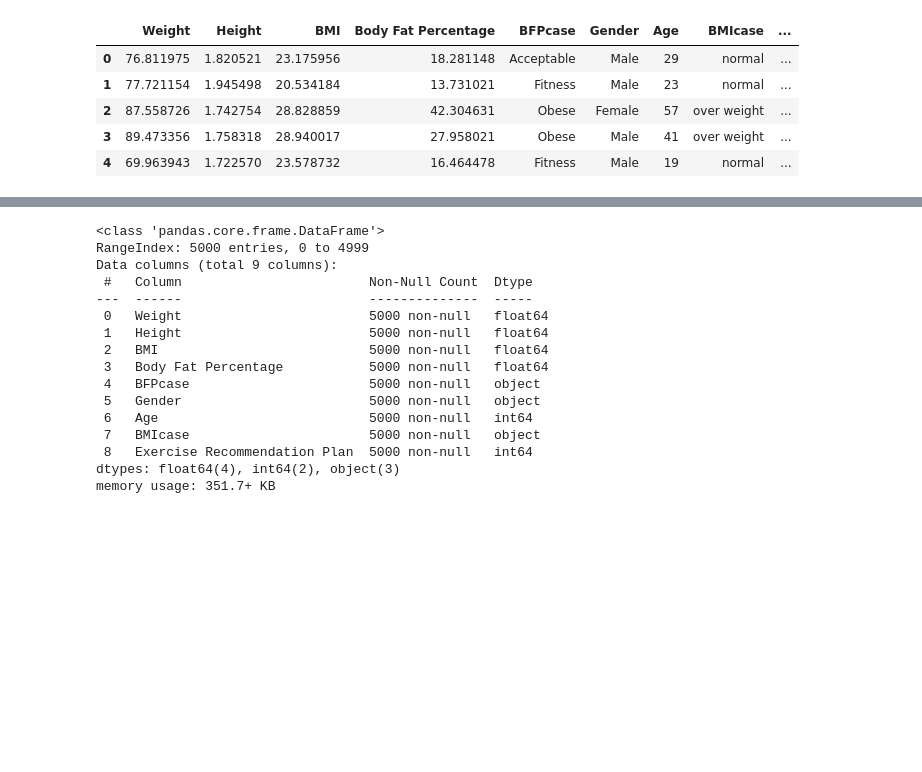
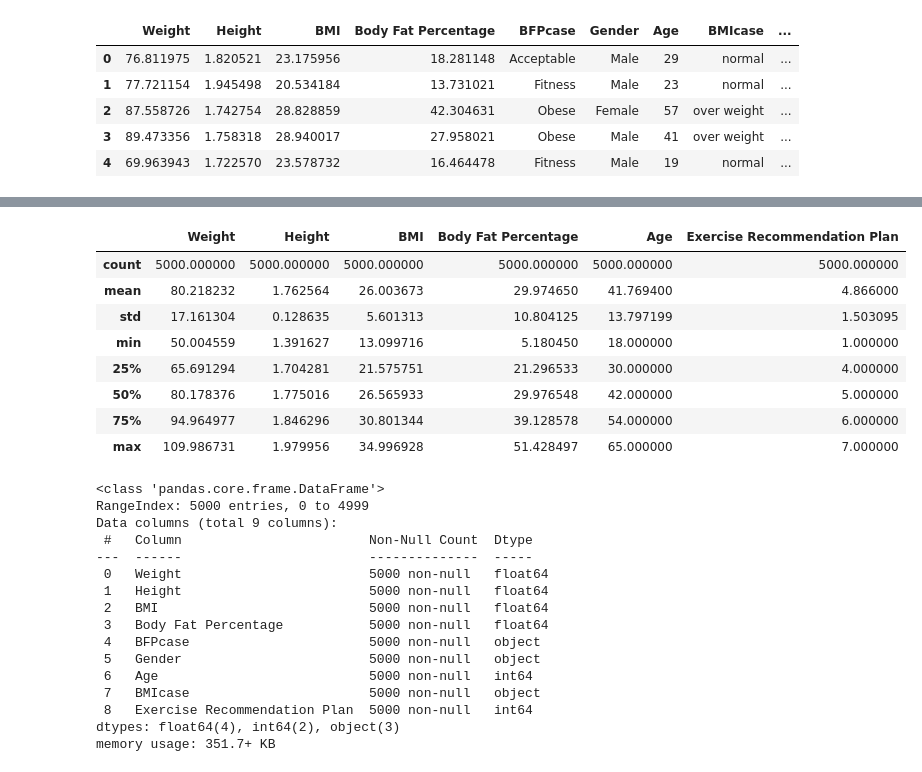
Before and after one commit to g-tumwesigye/fitpulse_app, a Jupyter notebook: fitpulse_app.ipynb, the cells around one changed output, grey strips where cells are left out. Cells and saved outputs as stored; diff of their text form; code cells hidden in the pictures; blank space fills up the shorter version.

```diff
--- a/fitpulse_app.ipynb
+++ b/fitpulse_app.ipynb
@@ -3,8 +3,8 @@
 # %%
 import pandas as pd
 
-pulse = pd.read_csv('/content/fitpulse_dataset.csv')
-pulse.head()
+fitpulse_dataset = pd.read_csv('/content/fitpulse_dataset.csv')
+fitpulse_dataset.head()
 # %% [output]
 |  | Weight | Height | BMI | Body Fat Percentage | BFPcase | Gender | Age | BMIcase | ... |
 | 0 | 76.811975 | 1.820521 | 23.175956 | 18.281148 | Acceptable | Male | 29 | normal | ... |
@@ -15 +45,13 @@ pulse.head()
+# %%
+fitpulse_dataset.describe()
+# %% [output]
+|  | Weight | Height | BMI | Body Fat Percentage | Age | Exercise Recommendation Plan |
+| count | 5000.000000 | 5000.000000 | 5000.000000 | 5000.000000 | 5000.000000 | 5000.000000 |
+| mean | 80.218232 | 1.762564 | 26.003673 | 29.974650 | 41.769400 | 4.866000 |
+| std | 17.161304 | 0.128635 | 5.601313 | 10.804125 | 13.797199 | 1.503095 |
+| min | 50.004559 | 1.391627 | 13.099716 | 5.180450 | 18.000000 | 1.000000 |
+| 25% | 65.691294 | 1.704281 | 21.575751 | 21.296533 | 30.000000 | 4.000000 |
+| 50% | 80.178376 | 1.775016 | 26.565933 | 29.976548 | 42.000000 | 5.000000 |
+| 75% | 94.964977 | 1.846296 | 30.801344 | 39.128578 | 54.000000 | 6.000000 |
+| max | 109.986731 | 1.979956 | 34.996928 | 51.428497 | 65.000000 | 7.000000 |
 # %%
```
Also changed, not shown: parts of 11 cells of this notebook.
